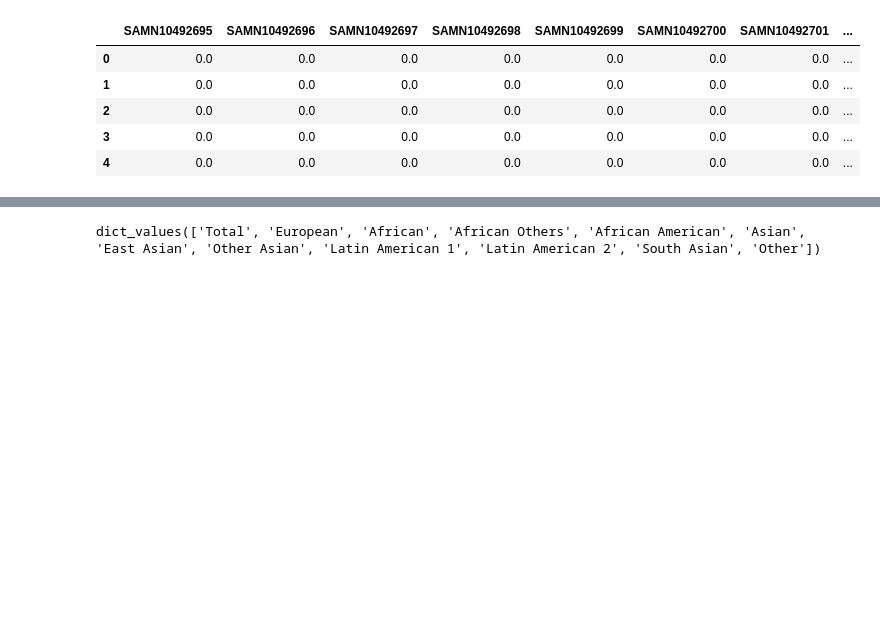
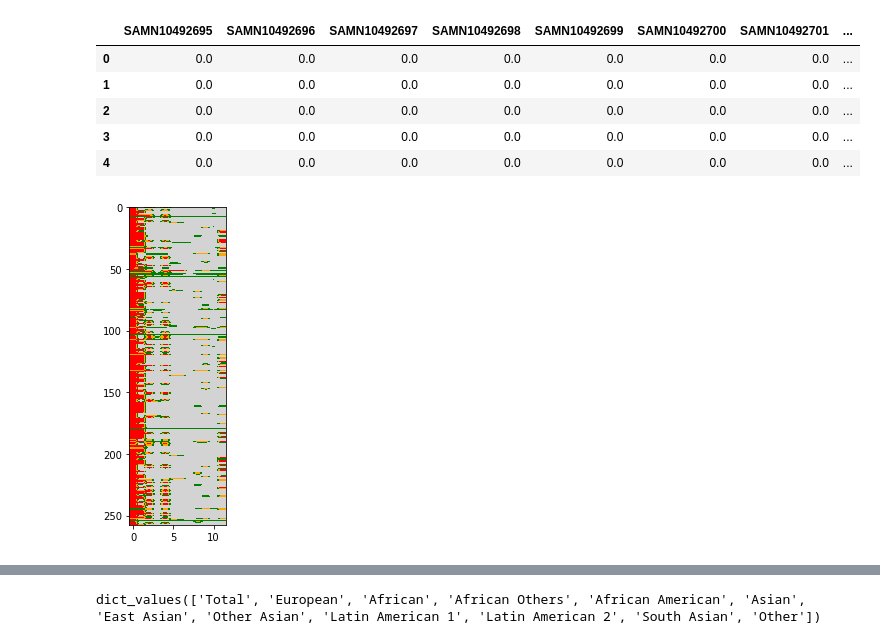
Before and after one commit to BioITHackathons/Visualization-of-NCBI-ALFA-Variants, a Jupyter notebook: ALFA_genesum.ipynb, the cells around one changed output, grey strips where cells are left out. Saved outputs shown, nothing was run; the diff lists cells and outputs as text; code cells hidden in the pictures; blank space fills up the shorter version.

Commit message:
Added summary matrix plot example

```diff
--- a/ALFA_genesum.ipynb
+++ b/ALFA_genesum.ipynb
@@ -249,3 +250,38 @@ df.head()
 | 2 | 0.0 | 0.0 | 0.0 | 0.0 | 0.0 | 0.0 | 0.0 | ... |
 | 3 | 0.0 | 0.0 | 0.0 | 0.0 | 0.0 | 0.0 | 0.0 | ... |
 | 4 | 0.0 | 0.0 | 0.0 | 0.0 | 0.0 | 0.0 | 0.0 | ... |
+# %%
+def show_colored_frequency(df):
+    from matplotlib import colors
+    meta = build_pop_map()
+    pop_codes=list(meta.keys())
+    pop_names=list(meta.values())
+
+    plt.rcParams["figure.figsize"] = [7.50, 15]
+    plt.rcParams["figure.autolayout"] = True
+
+    plot_data=[]
+
+    for i in df.index:
+        if df['SAMN10492705'][i]==0:
+            continue
+        else:
+            for c in pop_codes:
+                if df[c][i]>=0.01:
+                    plot_data.append(1)
+                elif df[c][i]>=0.001 and df[c][i]<0.01:
+                    plot_data.append(2)
+                elif df[c][i]>0 and df[c][i]<0.001:
+                    plot_data.append(3)
+                else:
+                    plot_data.append(0)
+    array=np.reshape(plot_data,(-1, len(pop_codes)))
+    cmap = colors.ListedColormap(['lightgrey', 'green','orange', 'red'])
+    fig, ax = plt.subplots(figsize=(2, 5))
+    ax.imshow(array,cmap=cmap)
+    ax.set_aspect('auto')
+    plt.show()
+# %%
+show_colored_frequency(df)
+# %% [output]
+[figure, added]
```
Also changed, not shown: parts of 2 cells of this notebook.
